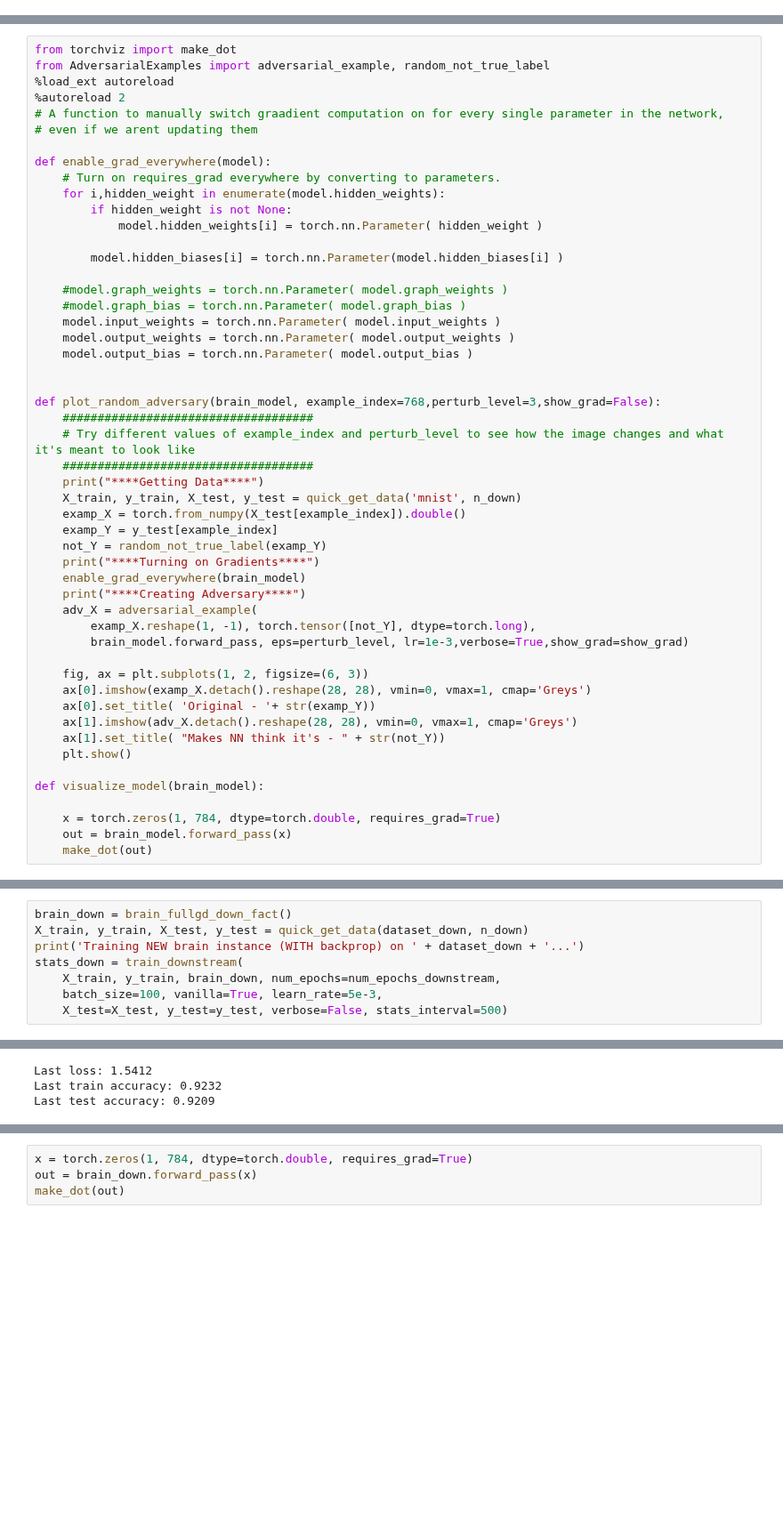
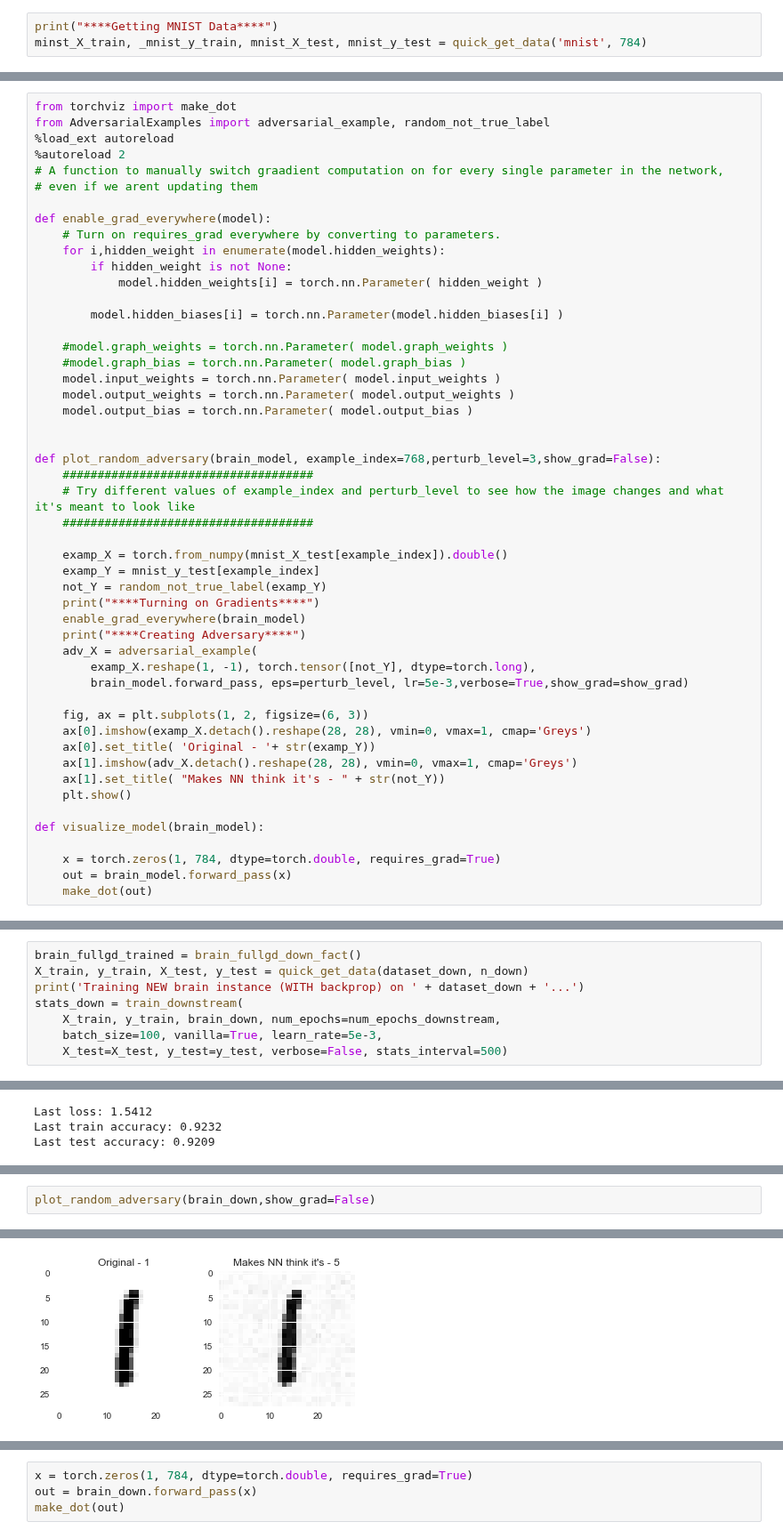
Before and after one commit to saykartik/assemblies, a Jupyter notebook: BrainNet/notebooks/FF_experiments_adversarial.ipynb, the cells around one changed output, grey strips where cells are left out. Shown at 89% size. Saved outputs shown, nothing was run; the diff lists cells and outputs as text; blank space fills up the shorter version.

Commit message:
create example graph for prepost. Still not functional.

```diff
--- a/BrainNet/notebooks/FF_experiments_adversarial.ipynb
+++ b/BrainNet/notebooks/FF_experiments_adversarial.ipynb
@@ -3,3 +3,6 @@
 This notebook meta learns plasticity rules on an 8 dimensional halfspace, and then runs adversarial robustness performance on MNIST data
 # %%
 %run FF_common.ipynb
+# %%
+print("****Getting MNIST Data****")
+minst_X_train, _mnist_y_train, mnist_X_test, mnist_y_test = quick_get_data('mnist', 784)
@@ -30,17 +37,16 @@ def plot_random_adversary(brain_model, example_index=768,perturb_level=3,show_gr
     ####################################
     # Try different values of example_index and perturb_level to see how the image changes and what it's meant to look like
     ####################################
-    print("****Getting Data****")
-    X_train, y_train, X_test, y_test = quick_get_data('mnist', n_down)
-    examp_X = torch.from_numpy(X_test[example_index]).double()
-    examp_Y = y_test[example_index]
+
+    examp_X = torch.from_numpy(mnist_X_test[example_index]).double()
+    examp_Y = mnist_y_test[example_index]
     not_Y = random_not_true_label(examp_Y)
     print("****Turning on Gradients****")
     enable_grad_everywhere(brain_model)
     print("****Creating Adversary****")
     adv_X = adversarial_example(
         examp_X.reshape(1, -1), torch.tensor([not_Y], dtype=torch.long),
-        brain_model.forward_pass, eps=perturb_level, lr=1e-3,verbose=True,show_grad=show_grad)
+        brain_model.forward_pass, eps=perturb_level, lr=5e-3,verbose=True,show_grad=show_grad)
 
     fig, ax = plt.subplots(1, 2, figsize=(6, 3))
     ax[0].imshow(examp_X.detach().reshape(28, 28), vmin=0, vmax=1, cmap='Greys')
@@ -173,6 +171,6 @@ tensor([[ 0.6485,  0.4050,  0.8624,  ..., -0.5329, -0.6730,  0.5667],
 brain_fullgd_down_fact = lambda: FFBrainNet(n_down, m_down, l, w, p, cap,full_gd=True,gd_input=True,gd_output=True)
 # %%
-brain_down = brain_fullgd_down_fact()
+brain_fullgd_trained = brain_fullgd_down_fact()
 X_train, y_train, X_test, y_test = quick_get_data(dataset_down, n_down)
 print('Training NEW brain instance (WITH backprop) on ' + dataset_down + '...')
 stats_down = train_downstream(
@@ -226,0 +190,3 @@ Loss/cnt/eps_curr/Y: 2.429392453430526 6 0.9917365408762259 1
+# %%
+plot_random_adversary(brain_down,show_grad=False)
+# %% [output]
@@ -227,3 +210,4 @@ Loss/cnt/eps_curr/Y: 2.429392453430526 6 0.9917365408762259 1
+[figure, added]
 # %%
 from AdversarialExamples import epsilon_sensitivity_trend
 %load_ext autoreload
```
Also changed, not shown: parts of 10 cells of this notebook, 1 other file.
